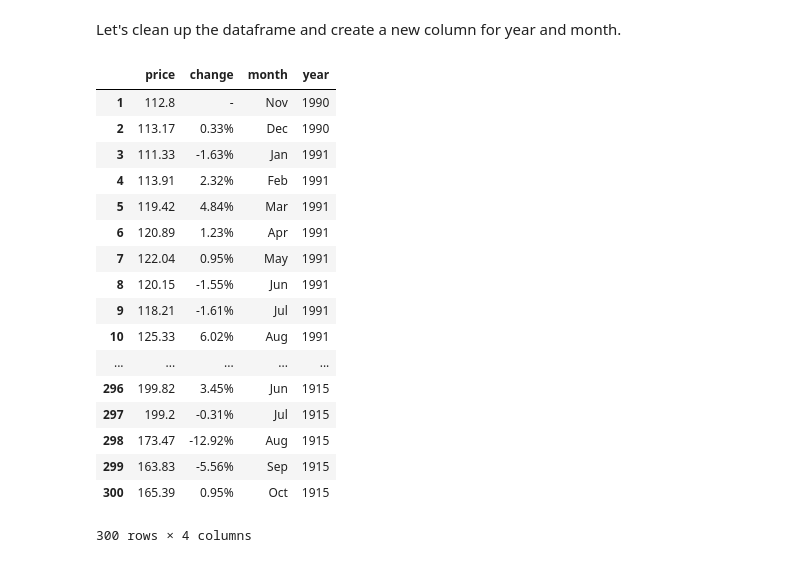
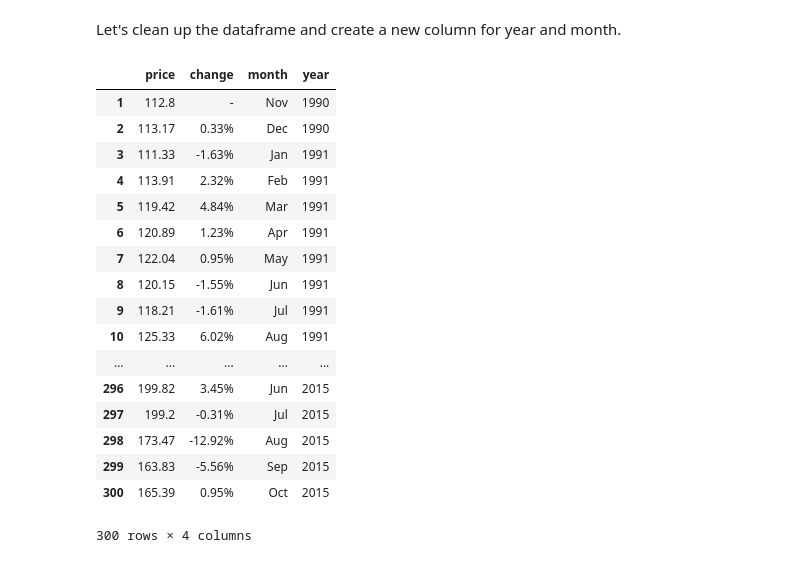
Before and after one commit to dwang953/109-Project, a Jupyter notebook: Price_of_Wheat.ipynb, the cells around one changed output. Saved outputs shown, nothing was run; the diff lists cells and outputs as text; code cells hidden in the pictures.

```diff
--- a/Price_of_Wheat.ipynb
+++ b/Price_of_Wheat.ipynb
@@ -35,37 +35,37 @@ Let's clean up the dataframe and create a new column for year and month.
 # change column names
 price_df.columns = ['month-year', 'price', 'change']
 # remove first row
 price_df = price_df[~price_df['month-year'].isin(['Month'])]
 # add columns for month and year
 month = []
 year = []
 for row in price_df['month-year']:
     time = row.split('-')
     month.append(time[0])
     if time[1][0] == '9':
         year.append('19'+time[1])
     else:
-        year.append('19'+time[1])
+        year.append('20'+time[1])
 price_df['month'] = month
 price_df['year'] = year
 # remove month-year column
 price_df.drop('month-year', axis=1)
 # %% [output]
 |  | price | change | month | year |
 | 1 | 112.8 | - | Nov | 1990 |
 | 2 | 113.17 | 0.33% | Dec | 1990 |
 | 3 | 111.33 | -1.63% | Jan | 1991 |
 | 4 | 113.91 | 2.32% | Feb | 1991 |
 | 5 | 119.42 | 4.84% | Mar | 1991 |
 | 6 | 120.89 | 1.23% | Apr | 1991 |
 | 7 | 122.04 | 0.95% | May | 1991 |
 | 8 | 120.15 | -1.55% | Jun | 1991 |
 | 9 | 118.21 | -1.61% | Jul | 1991 |
 | 10 | 125.33 | 6.02% | Aug | 1991 |
 | ... | ... | ... | ... | ... |
-| 296 | 199.82 | 3.45% | Jun | 1915 |
-| 297 | 199.2 | -0.31% | Jul | 1915 |
-| 298 | 173.47 | -12.92% | Aug | 1915 |
-| 299 | 163.83 | -5.56% | Sep | 1915 |
-| 300 | 165.39 | 0.95% | Oct | 1915 |
+| 296 | 199.82 | 3.45% | Jun | 2015 |
+| 297 | 199.2 | -0.31% | Jul | 2015 |
+| 298 | 173.47 | -12.92% | Aug | 2015 |
+| 299 | 163.83 | -5.56% | Sep | 2015 |
+| 300 | 165.39 | 0.95% | Oct | 2015 |
 300 rows × 4 columns
```
Also changed, not shown: parts of 2 cells of this notebook, 1 other file.
